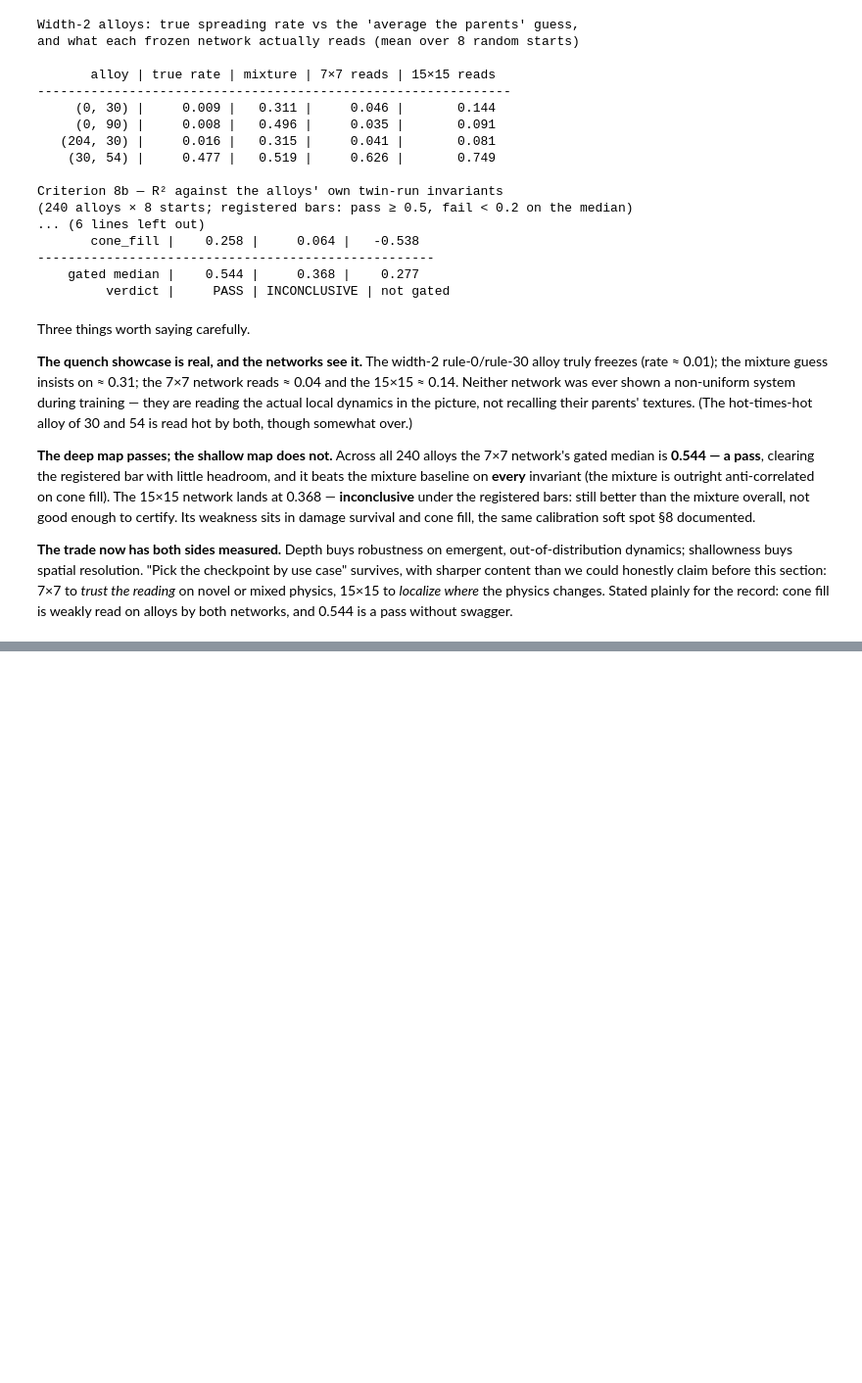
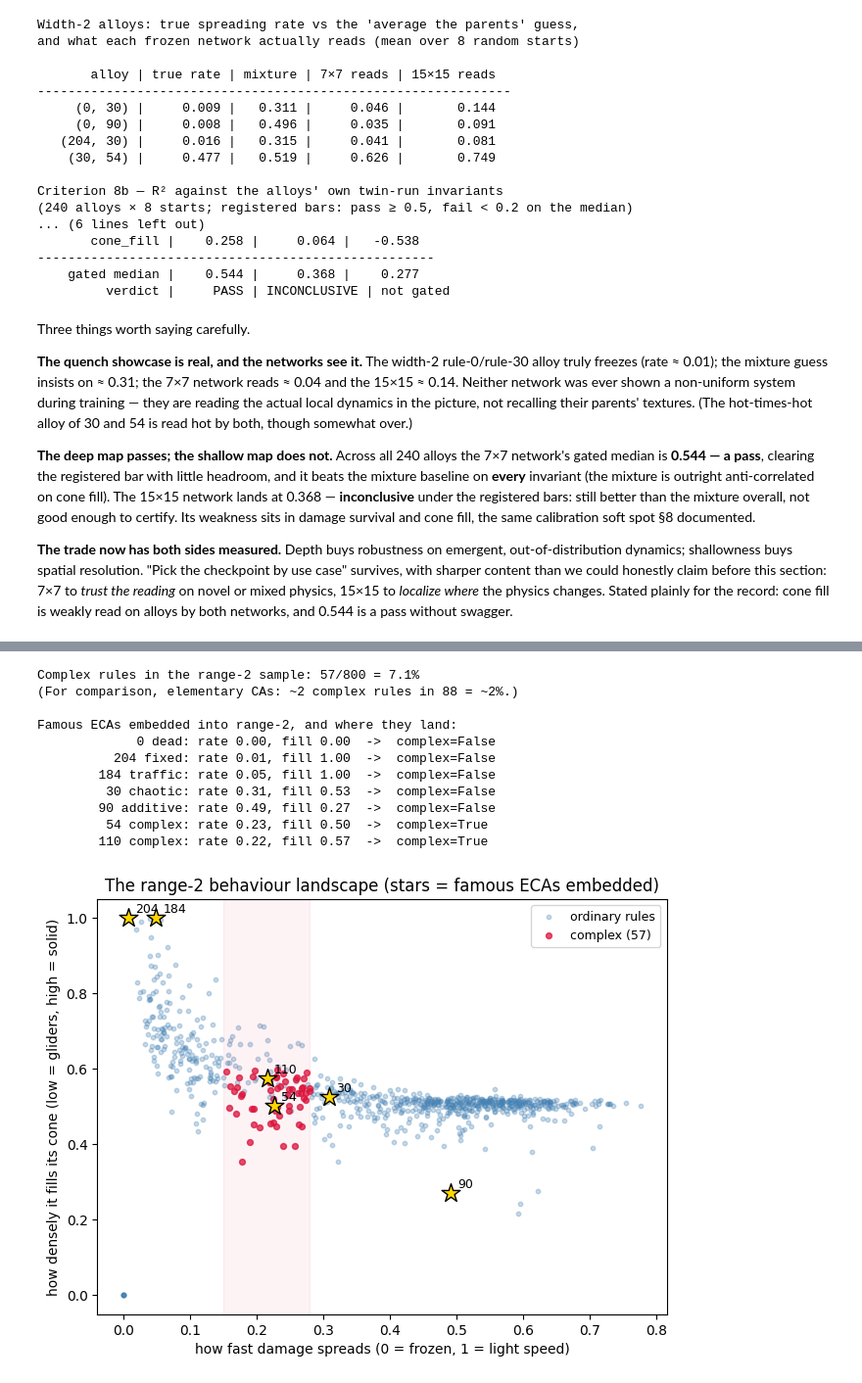
Before and after one commit to mrollier/caspectra, a Jupyter notebook: notebooks/04_invariant_amortization.ipynb, the cells around one changed output, grey strips where cells are left out. Shown at 98% size. Cells and saved outputs as stored; diff of their text form; code cells hidden in the pictures; blank space fills up the shorter version.

```diff
--- a/notebooks/04_invariant_amortization.ipynb
+++ b/notebooks/04_invariant_amortization.ipynb
@@ -924,0 +948,59 @@ is a pass without swagger.
+# %%
+from caspectra.ca.range_ca import RangeCA, sample_rules
+from caspectra.data.targets import load_or_compute_invariant_targets
+from caspectra.eval.regimes import COMPLEX_SIGNATURE, complex_mask, curated_anchors, is_complex
+
+# The same 800 canonical range-2 rules the experiment used (deterministic seed),
+# with their behaviour numbers measured under the range-2 protocol (cached).
+rules_r2 = sample_rules(800, 2, np.random.default_rng(0))
+targets_r2 = load_or_compute_invariant_targets(
+    rules_r2, width=127, n_pairs=256, seed=0, cache_dir=str(ROOT / "cache"), radius=2)
+order = {r: i for i, r in enumerate(sorted(rules_r2))}
+targets_r2 = targets_r2[[order[r] for r in rules_r2]]
+mask_r2 = complex_mask(targets_r2)
+
+RATE_I = DYNAMICS_FEATURE_NAMES.index("spreading_rate")
+FILL_I = DYNAMICS_FEATURE_NAMES.index("cone_fill")
+
+# Where do the *famous* complex ECAs sit once embedded into the range-2 space?
+anchors = {name: damage_spreading_features(simulator=RangeCA(rule, 2), width=127,
+                                           n_pairs=256, rng=np.random.default_rng(rule % (2**31)))
+           for name, rule in curated_anchors(2).items()}
+
+frac = mask_r2.mean()
+print(f"Complex rules in the range-2 sample: {mask_r2.sum()}/{len(rules_r2)} = {frac:.1%}")
+print(f"(For comparison, elementary CAs: ~2 complex rules in 88 = ~2%.)\n")
+print("Famous ECAs embedded into range-2, and where they land:")
+for name, v in anchors.items():
+    tag = name.replace('eca', '').replace('_', ' ')
+    print(f"   {tag:>16}: rate {v[RATE_I]:.2f}, fill {v[FILL_I]:.2f}  ->  complex={is_complex(v)}")
+
+fig, ax = plt.subplots(figsize=(7.5, 5.5))
+ax.scatter(targets_r2[~mask_r2, RATE_I], targets_r2[~mask_r2, FILL_I], s=10, alpha=0.3,
+           c="steelblue", label="ordinary rules")
+ax.scatter(targets_r2[mask_r2, RATE_I], targets_r2[mask_r2, FILL_I], s=18, alpha=0.75,
+           c="crimson", label=f"complex ({mask_r2.sum()})")
+for name, v in anchors.items():
+    if name.startswith("eca") and v[RATE_I] > 0:
+        ax.scatter([v[RATE_I]], [v[FILL_I]], marker="*", s=200, c="gold", edgecolor="k", zorder=5)
+        ax.annotate(name.replace("eca", "").split("_")[0], (v[RATE_I], v[FILL_I]),
+                    textcoords="offset points", xytext=(5, 4), fontsize=9)
+ax.axvspan(COMPLEX_SIGNATURE["rate_lo"], COMPLEX_SIGNATURE["rate_hi"], color="crimson", alpha=0.05)
+ax.set_xlabel("how fast damage spreads (0 = frozen, 1 = light speed)")
+ax.set_ylabel("how densely it fills its cone (low = gliders, high = solid)")
+ax.set_title("The range-2 behaviour landscape (stars = famous ECAs embedded)")
+ax.legend(fontsize=9)
+plt.show()
+# %% [output]
+Complex rules in the range-2 sample: 57/800 = 7.1%
+(For comparison, elementary CAs: ~2 complex rules in 88 = ~2%.)
+
+Famous ECAs embedded into range-2, and where they land:
+             0 dead: rate 0.00, fill 0.00  ->  complex=False
+          204 fixed: rate 0.01, fill 1.00  ->  complex=False
+        184 traffic: rate 0.05, fill 1.00  ->  complex=False
+         30 chaotic: rate 0.31, fill 0.53  ->  complex=False
+        90 additive: rate 0.49, fill 0.27  ->  complex=False
+         54 complex: rate 0.23, fill 0.50  ->  complex=True
+        110 complex: rate 0.22, fill 0.57  ->  complex=True
+[figure, added]
```
Also changed, not shown: parts of 5 cells of this notebook.
